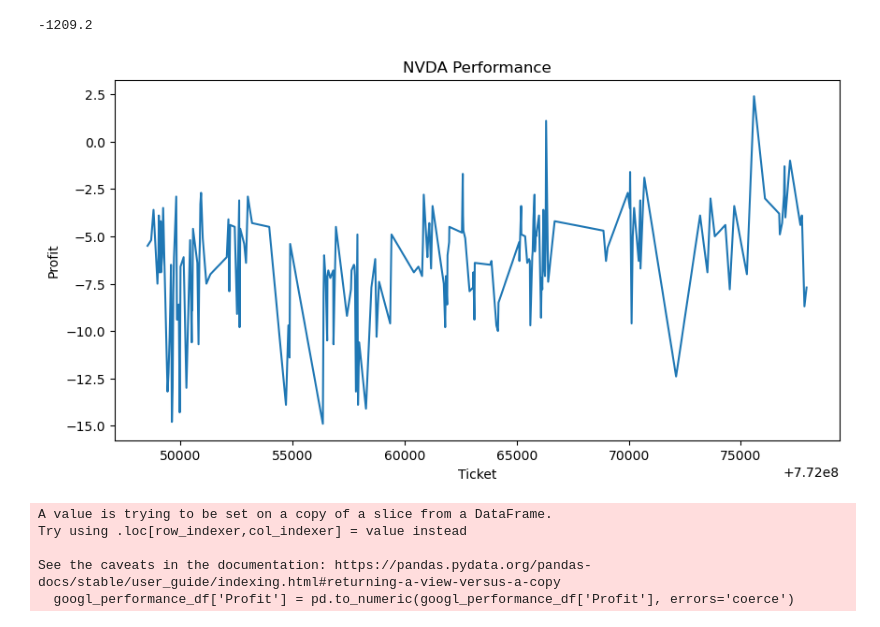
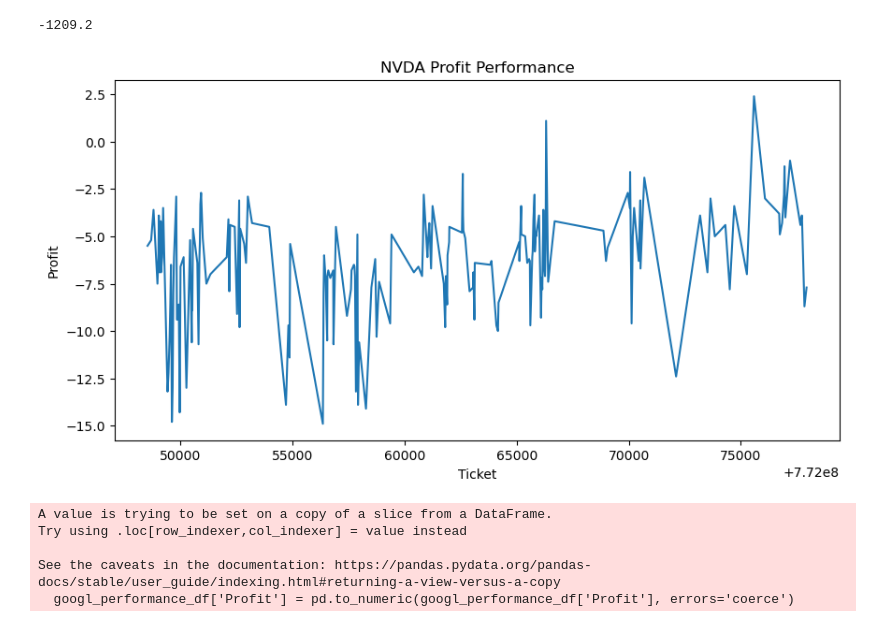
Before and after one commit to QueenofParts/Project2-Room2, a Jupyter notebook: ea_analysis_graphs.ipynb, the cells around one changed output. Cells and saved outputs as stored; diff of their text form; code cells hidden in the pictures.

```diff
--- a/ea_analysis_graphs.ipynb
+++ b/ea_analysis_graphs.ipynb
@@ -222,14 +222,14 @@ See the caveats in the documentation: https://pandas.pydata.org/pandas-docs/stab
 # %%
 # Plot performance metrics for NVDA
 import matplotlib.pyplot as plt
 plt.figure(figsize=(10, 5))
 plt.plot(nvda_performance_df['Ticket'], nvda_performance_df['Profit'])
-plt.title('NVDA Performance')
+plt.title('NVDA Profit Performance')
 plt.xlabel('Ticket')
 plt.ylabel('Profit')
 plt.show()
 # %% [output]
-[figure, old version]
+[figure, new version]
 # %%
 googl_performance_df['Profit'] = pd.to_numeric(googl_performance_df['Profit'], errors='coerce')
 googl_profit = googl_performance_df['Profit'].sum()
```
Also changed, not shown: parts of 6 cells of this notebook.
